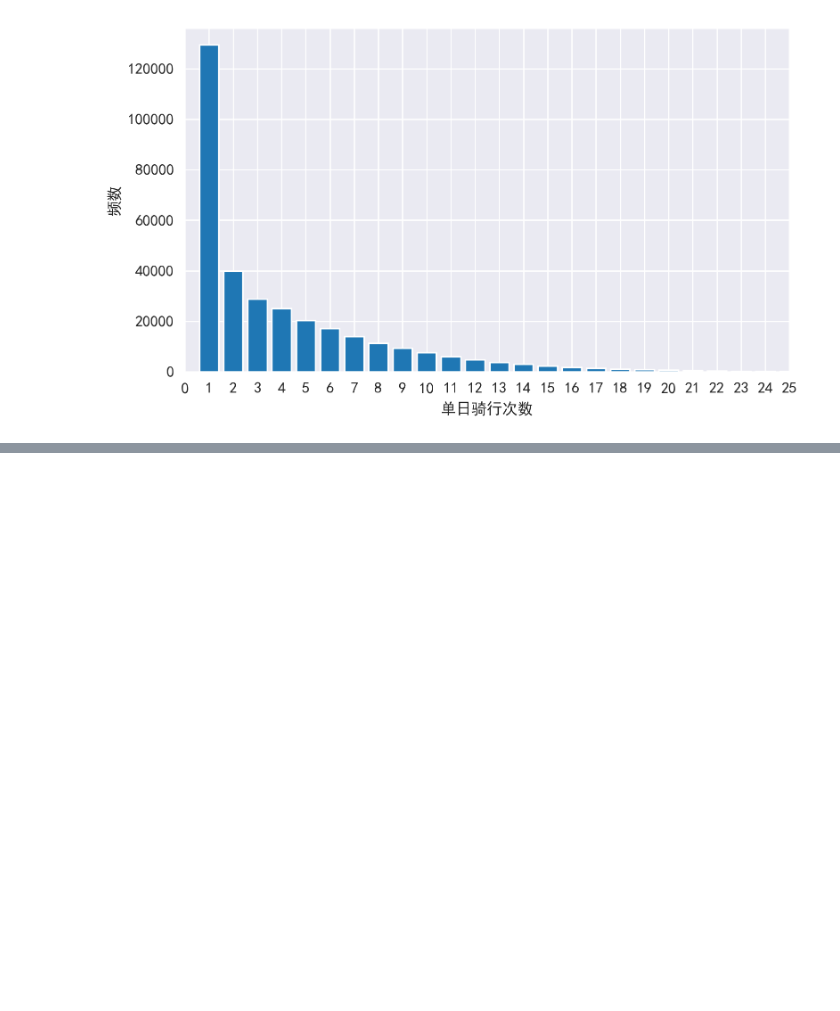
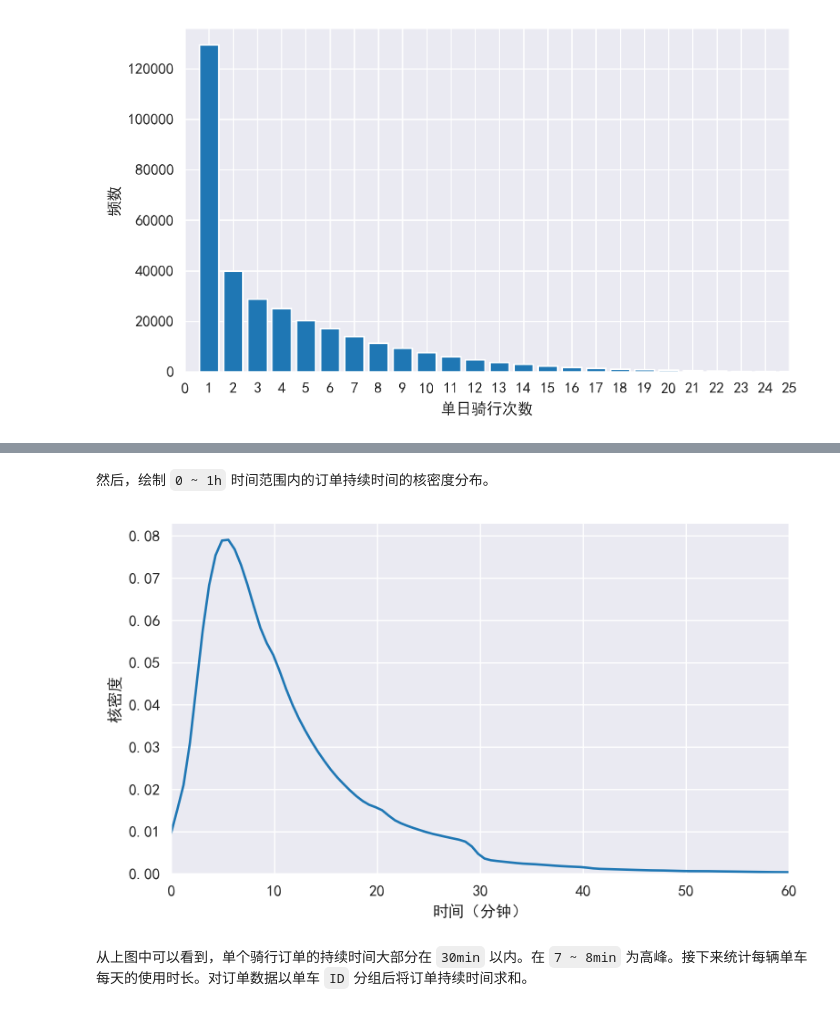
Before and after one commit to raingrain/analysis-of-dockless-bicyclesharing-data-in-shanghai, a Jupyter notebook: src/main.ipynb, the cells around one changed output, grey strips where cells are left out. Cells and saved outputs as stored; diff of their text form; code cells hidden in the pictures; blank space fills up the shorter version.

```diff
--- a/src/main.ipynb
+++ b/src/main.ipynb
@@ -370,0 +375,3 @@ plt.show()
+# %%
+# 计算每个订单的出行时长
+data_move_cleaned['duration'] = (data_move_cleaned['etime']-data_move_cleaned['stime']).apply(lambda r:r.total_seconds())
@@ -370,0 +384,14 @@ plt.show()
+# %% [markdown]
+然后，绘制 `0 ~ 1h` 时间范围内的订单持续时间的核密度分布。
+# %%
+fig     = plt.figure(1,(7,4),dpi = 250)
+ax1      = plt.subplot(111)
+sns.kdeplot(data_move_cleaned[data_move_cleaned['duration']<7200]['duration']/60)
+plt.xlabel('时间（分钟）')
+plt.xlim(0,3600/60)
+plt.ylabel('核密度')
+plt.show()
+# %% [output]
+[figure, added]
+# %% [markdown]
+从上图中可以看到，单个骑行订单的持续时间大部分在 `30min` 以内。在 `7 ~ 8min` 为高峰。接下来统计每辆单车每天的使用时长。对订单数据以单车 `ID` 分组后将订单持续时间求和。
```
Also changed, not shown: parts of 6 cells of this notebook.
